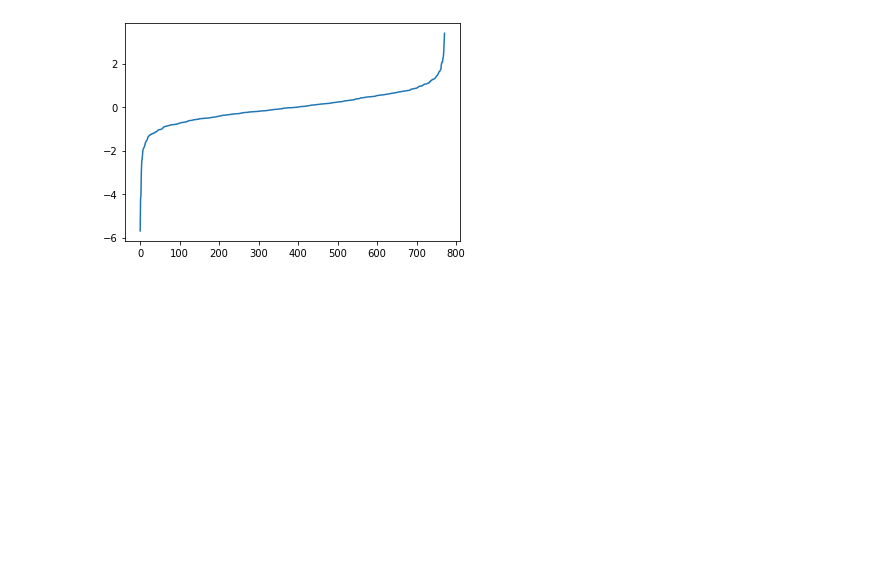
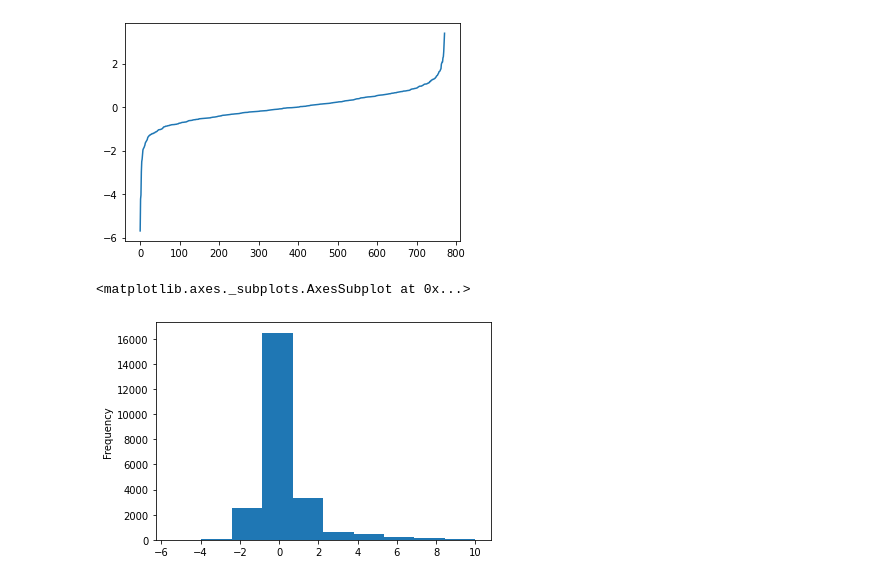
Before and after one commit to athiq-ahmed/Pytorch, a Jupyter notebook: Mechanics_of_Action_(MOA)_Prediction.ipynb, the cells around one changed output. Drawn from its saved outputs; the diff is of its cells as text; code cells hidden in the pictures; blank space fills up the shorter version.

```diff
--- a/Mechanics_of_Action_(MOA)_Prediction.ipynb
+++ b/Mechanics_of_Action_(MOA)_Prediction.ipynb
@@ -43,11 +44,11 @@ import matplotlib.pyplot as plt
 
 %matplotlib inline
 # %%
-sample_submission = pd.read_csv('/content/kaggle/kaggle/sample_submission.csv.zip', compression='zip', header=0, sep=',', quotechar='"')
-test_features = pd.read_csv('/content/kaggle/kaggle/test_features.csv.zip', compression='zip', header=0, sep=',', quotechar='"')
-train_features = pd.read_csv('/content/kaggle/kaggle/train_features.csv.zip', compression='zip', header=0, sep=',', quotechar='"')
-train_targets_nonscored = pd.read_csv('/content/kaggle/kaggle/train_targets_nonscored.csv.zip', compression='zip', header=0, sep=',', quotechar='"')
-train_targets_scored = pd.read_csv('/content/kaggle/kaggle/train_targets_scored.csv.zip', compression='zip', header=0, sep=',', quotechar='"')
+sample_submission = pd.read_csv('/content/kaggle/kaggle/kaggle/sample_submission.csv.zip', compression='zip', header=0, sep=',', quotechar='"')
+test_features = pd.read_csv('/content/kaggle/kaggle/kaggle/test_features.csv.zip', compression='zip', header=0, sep=',', quotechar='"')
+train_features = pd.read_csv('/content/kaggle/kaggle/kaggle/train_features.csv.zip', compression='zip', header=0, sep=',', quotechar='"')
+train_targets_nonscored = pd.read_csv('/content/kaggle/kaggle/kaggle/train_targets_nonscored.csv.zip', compression='zip', header=0, sep=',', quotechar='"')
+train_targets_scored = pd.read_csv('/content/kaggle/kaggle/kaggle/train_targets_scored.csv.zip', compression='zip', header=0, sep=',', quotechar='"')
 # %%
 print("Sample Submission:       ",sample_submission.shape)
 print("Test Features:           ", test_features.shape)
@@ -166,3 +167,8 @@ plt.plot(sorted(gs))
 # %% [output]
 [<matplotlib.lines.Line2D at 0x...>]
 [figure]
+# %%
+train_features['g-0'].plot(kind='hist')
+# %% [output]
+<matplotlib.axes._subplots.AxesSubplot at 0x...>
+[figure, added]
```
Also changed, not shown: parts of 16 cells of this notebook.
